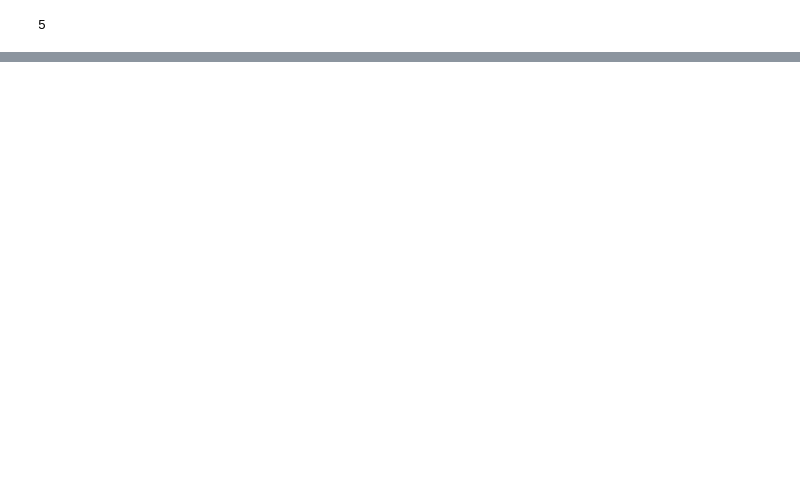
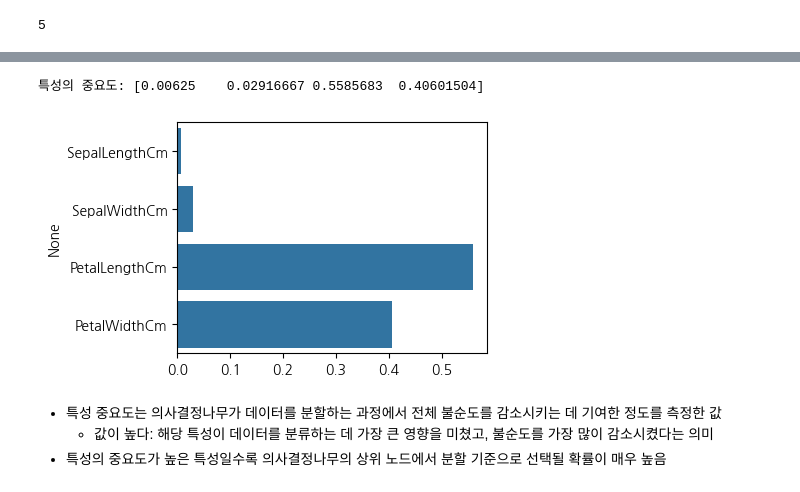
Before and after one commit to jimmynkim/MS_MachineLearning, a Jupyter notebook: 04_분류_붓꽃품종예측/04_분류_붓꽃품종예측2_모델생성_실습.ipynb, the cells around one changed output, grey strips where cells are left out. Saved outputs shown, nothing was run; the diff lists cells and outputs as text; code cells hidden in the pictures; blank space fills up the shorter version.

```diff
--- a/04_분류_붓꽃품종예측/04_분류_붓꽃품종예측2_모델생성_실습.ipynb
+++ b/04_분류_붓꽃품종예측/04_분류_붓꽃품종예측2_모델생성_실습.ipynb
@@ -152,0 +291,15 @@ weighted avg       0.93      0.93      0.93        30
+# %%
+# --------------------------
+# 특성의 중요도
+# --------------------------
+print(f'특성의 중요도: {model.feature_importances_}')
+
+plt.figure(figsize=(4,3))
+sns.barplot(y=X_train.columns, x=model.feature_importances_);
+# %% [output]
+특성의 중요도: [0.00625    0.02916667 0.5585683  0.40601504]
+[figure, added]
+# %% [markdown]
+- 특성 중요도는 의사결정나무가 데이터를 분할하는 과정에서 전체 불순도를 감소시키는 데 기여한 정도를 측정한 값
+    - 값이 높다: 해당 특성이 데이터를 분류하는 데 가장 큰 영향을 미쳤고, 불순도를 가장 많이 감소시켰다는 의미
+- 특성의 중요도가 높은 특성일수록 의사결정나무의 상위 노드에서 분할 기준으로 선택될 확률이 매우 높음
```
Also changed, not shown: parts of 22 cells of this notebook.
